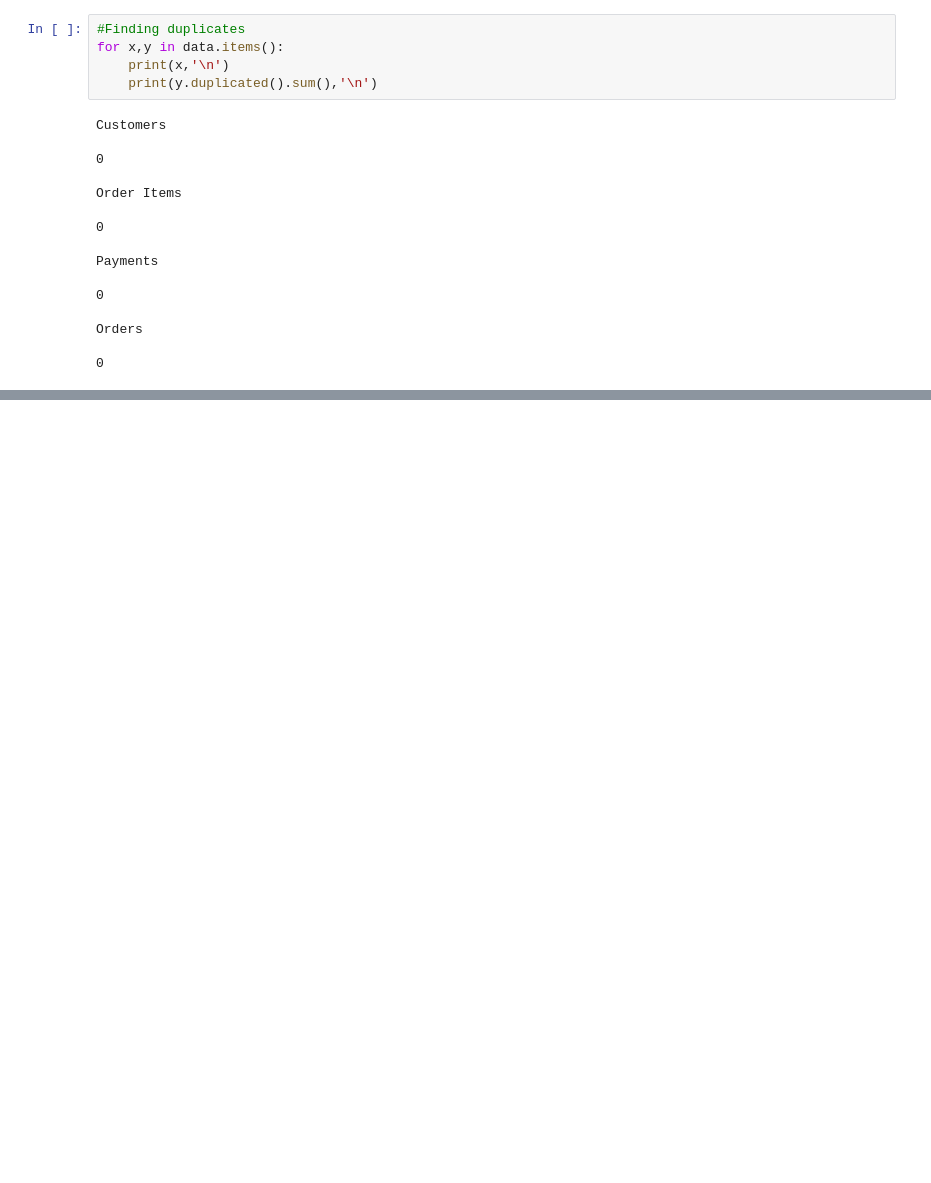
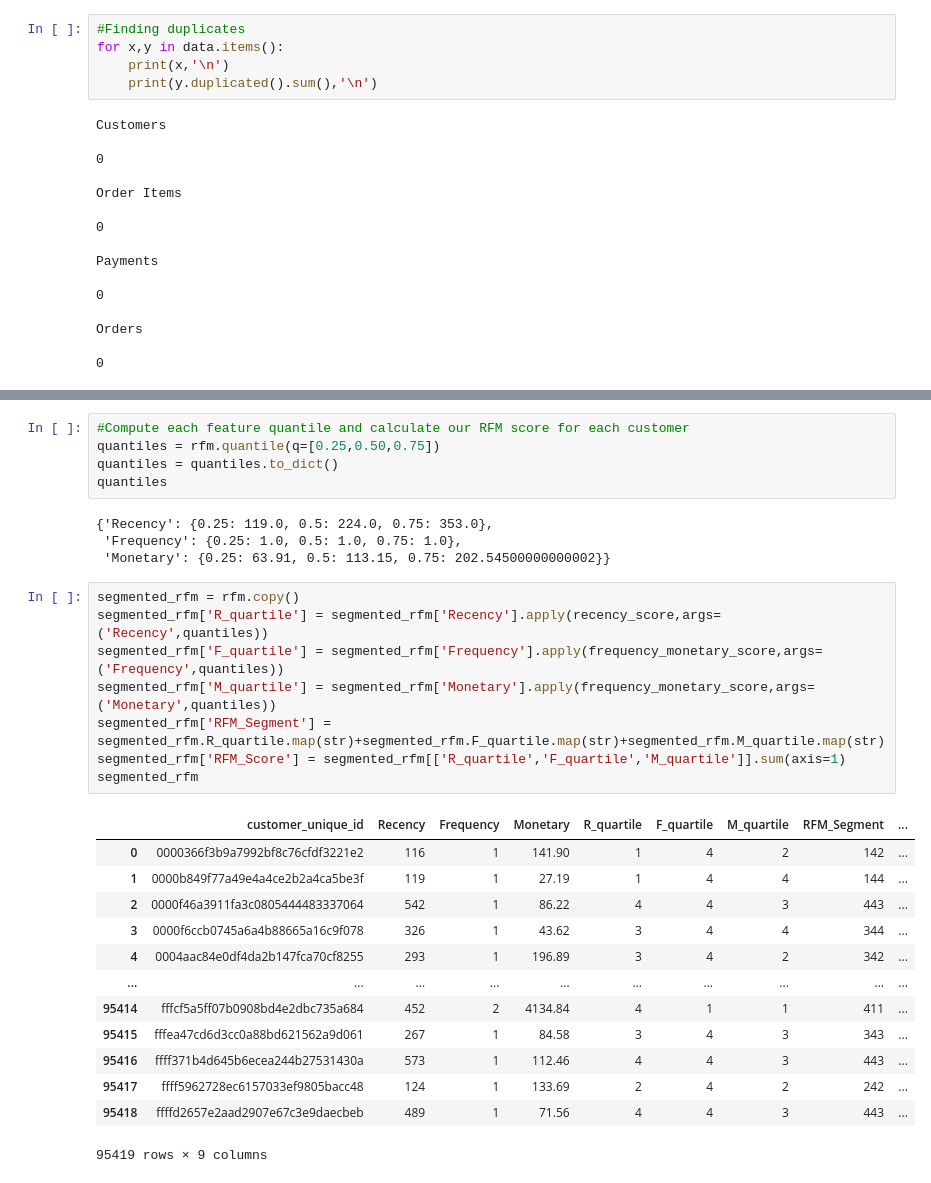
Before and after one commit to onangeko/redstring, a Jupyter notebook: client_analysis_rfm_clustering.ipynb, the cells around one changed output, grey strips where cells are left out. Saved outputs shown, nothing was run; the diff lists cells and outputs as text; blank space fills up the shorter version.

```diff
--- a/client_analysis_rfm_clustering.ipynb
+++ b/client_analysis_rfm_clustering.ipynb
@@ -95,0 +254,31 @@ df.describe()
+# %%
+#Compute each feature quantile and calculate our RFM score for each customer
+quantiles = rfm.quantile(q=[0.25,0.50,0.75])
+quantiles = quantiles.to_dict()
+quantiles
+# %% [output]
+{'Recency': {0.25: 119.0, 0.5: 224.0, 0.75: 353.0},
+ 'Frequency': {0.25: 1.0, 0.5: 1.0, 0.75: 1.0},
+ 'Monetary': {0.25: 63.91, 0.5: 113.15, 0.75: 202.54500000000002}}
+# %%
+segmented_rfm = rfm.copy()
+segmented_rfm['R_quartile'] = segmented_rfm['Recency'].apply(recency_score,args=('Recency',quantiles))
+segmented_rfm['F_quartile'] = segmented_rfm['Frequency'].apply(frequency_monetary_score,args=('Frequency',quantiles))
+segmented_rfm['M_quartile'] = segmented_rfm['Monetary'].apply(frequency_monetary_score,args=('Monetary',quantiles))
+segmented_rfm['RFM_Segment'] = segmented_rfm.R_quartile.map(str)+segmented_rfm.F_quartile.map(str)+segmented_rfm.M_quartile.map(str)
+segmented_rfm['RFM_Score'] = segmented_rfm[['R_quartile','F_quartile','M_quartile']].sum(axis=1)
+segmented_rfm
+# %% [output]
+|  | customer_unique_id | Recency | Frequency | Monetary | R_quartile | F_quartile | M_quartile | RFM_Segment | ... |
+| 0 | 0000366f3b9a7992bf8c76cfdf3221e2 | 116 | 1 | 141.90 | 1 | 4 | 2 | 142 | ... |
+| 1 | 0000b849f77a49e4a4ce2b2a4ca5be3f | 119 | 1 | 27.19 | 1 | 4 | 4 | 144 | ... |
+| 2 | 0000f46a3911fa3c0805444483337064 | 542 | 1 | 86.22 | 4 | 4 | 3 | 443 | ... |
+| 3 | 0000f6ccb0745a6a4b88665a16c9f078 | 326 | 1 | 43.62 | 3 | 4 | 4 | 344 | ... |
+| 4 | 0004aac84e0df4da2b147fca70cf8255 | 293 | 1 | 196.89 | 3 | 4 | 2 | 342 | ... |
+| ... | ... | ... | ... | ... | ... | ... | ... | ... | ... |
+| 95414 | fffcf5a5ff07b0908bd4e2dbc735a684 | 452 | 2 | 4134.84 | 4 | 1 | 1 | 411 | ... |
+| 95415 | fffea47cd6d3cc0a88bd621562a9d061 | 267 | 1 | 84.58 | 3 | 4 | 3 | 343 | ... |
+| 95416 | ffff371b4d645b6ecea244b27531430a | 573 | 1 | 112.46 | 4 | 4 | 3 | 443 | ... |
+| 95417 | ffff5962728ec6157033ef9805bacc48 | 124 | 1 | 133.69 | 2 | 4 | 2 | 242 | ... |
+| 95418 | ffffd2657e2aad2907e67c3e9daecbeb | 489 | 1 | 71.56 | 4 | 4 | 3 | 443 | ... |
+95419 rows × 9 columns
```
Also changed, not shown: parts of 17 cells of this notebook, 2 other files.
